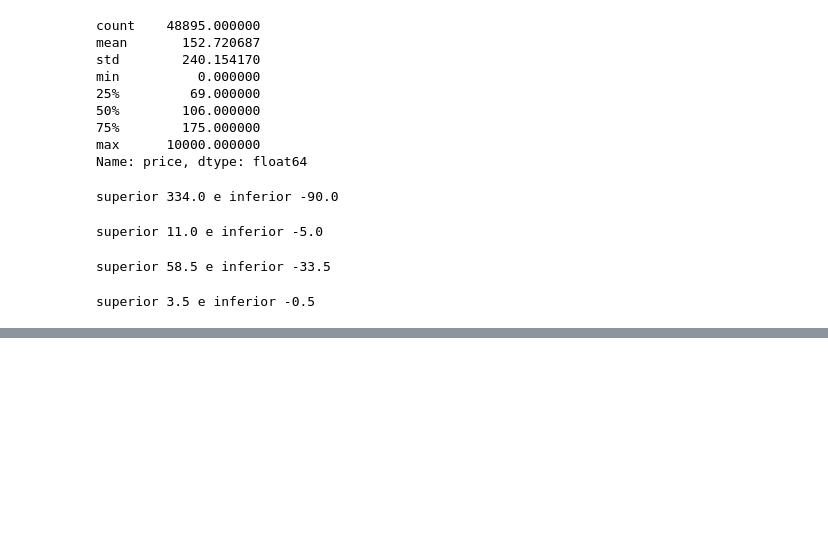
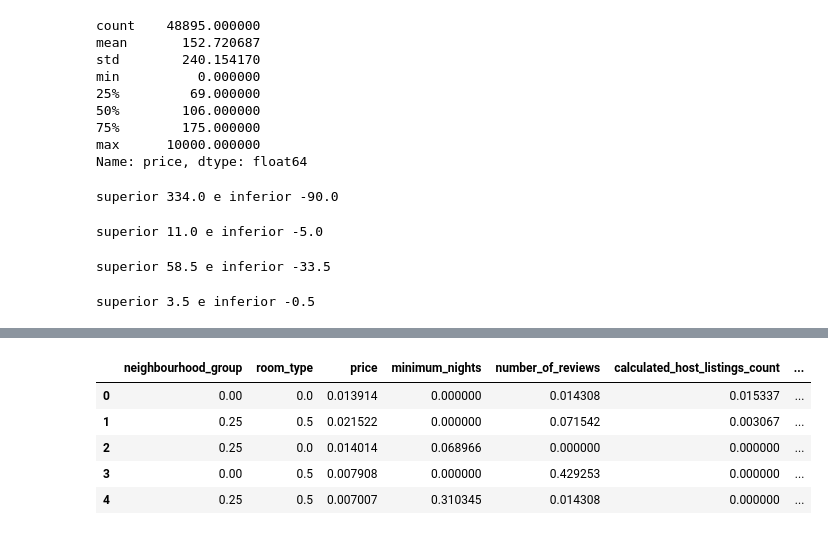
Before and after one commit to diegomacaya/EDA, a Jupyter notebook: src/explore.ipynb, the cells around one changed output, grey strips where cells are left out. Drawn from its saved outputs; the diff is of its cells as text; code cells hidden in the pictures; blank space fills up the shorter version.

```diff
--- a/src/explore.ipynb
+++ b/src/explore.ipynb
@@ -229,0 +266,20 @@ superior 3.5 e inferior -0.5
+# %%
+#Escalar características
+from sklearn.preprocessing import MinMaxScaler
+
+variables = ['neighbourhood_group', 'room_type',
+       'price', 'minimum_nights', 'number_of_reviews',
+       'calculated_host_listings_count', 'availability_365']
+scaler = MinMaxScaler()
+caracteristicas_escaladas = scaler.fit_transform(df[variables])
+
+df_escalado = pd.DataFrame(caracteristicas_escaladas,index=df.index, columns = variables )
+
+df_escalado.head()
+# %% [output]
+|  | neighbourhood_group | room_type | price | minimum_nights | number_of_reviews | calculated_host_listings_count | ... |
+| 0 | 0.00 | 0.0 | 0.013914 | 0.000000 | 0.014308 | 0.015337 | ... |
+| 1 | 0.25 | 0.5 | 0.021522 | 0.000000 | 0.071542 | 0.003067 | ... |
+| 2 | 0.25 | 0.0 | 0.014014 | 0.068966 | 0.000000 | 0.000000 | ... |
+| 3 | 0.00 | 0.5 | 0.007908 | 0.000000 | 0.429253 | 0.000000 | ... |
+| 4 | 0.25 | 0.5 | 0.007007 | 0.310345 | 0.014308 | 0.000000 | ... |
```
Also changed, not shown: parts of 4 cells of this notebook, 2 other files.
